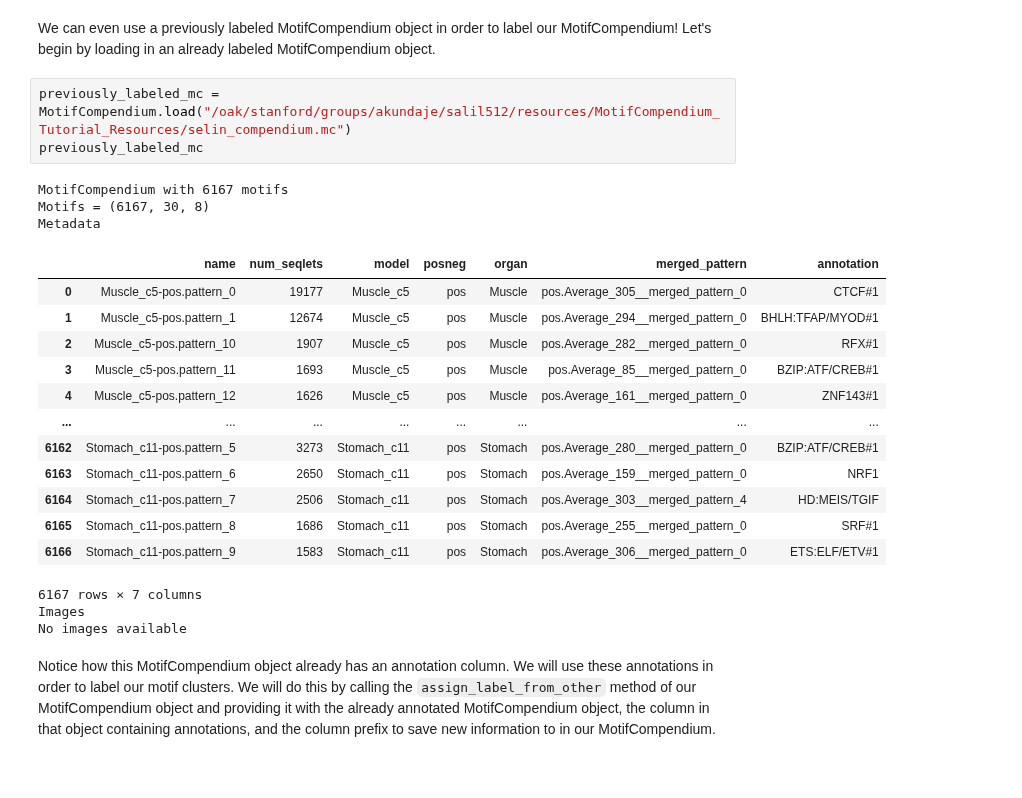
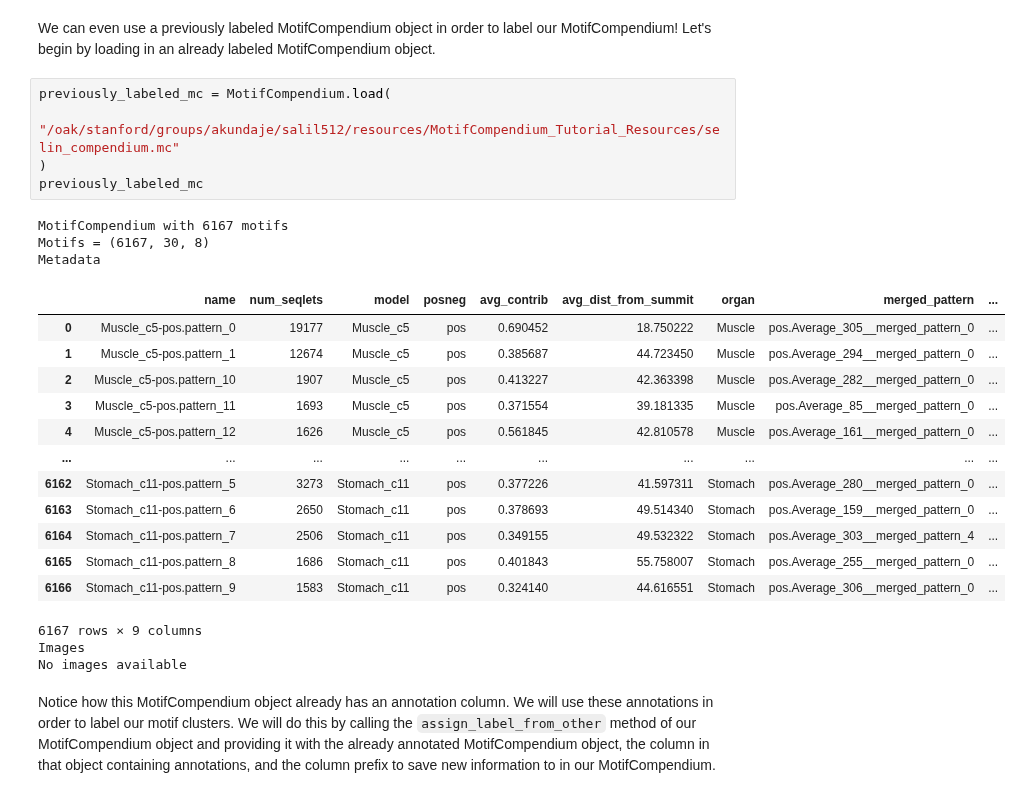
Before and after one commit to kundajelab/MotifCompendium, a Jupyter notebook: tutorials/1_basic_usage.ipynb, the cells around one changed output. Saved outputs shown, nothing was run; the diff lists cells and outputs as text.

Commit message:
confirmed tutorial 1 works

```diff
--- a/tutorials/1_basic_usage.ipynb
+++ b/tutorials/1_basic_usage.ipynb
@@ -243,25 +248,27 @@ Notice how `mc_avg` now has two extra columns: `h13_score0` and `h13_name0`. `h1
 # %% [markdown]
 We can even use a previously labeled MotifCompendium object in order to label our MotifCompendium! Let's begin by loading in an already labeled MotifCompendium object.
 # %%
-previously_labeled_mc = MotifCompendium.load("/oak/stanford/groups/akundaje/salil512/resources/MotifCompendium_Tutorial_Resources/selin_compendium.mc")
+previously_labeled_mc = MotifCompendium.load(
+    "/oak/stanford/groups/akundaje/salil512/resources/MotifCompendium_Tutorial_Resources/selin_compendium.mc"
+)
 previously_labeled_mc
 # %% [output]
 MotifCompendium with 6167 motifs
 Motifs = (6167, 30, 8)
 Metadata
-|  | name | num_seqlets | model | posneg | organ | merged_pattern | annotation |
-| 0 | Muscle_c5-pos.pattern_0 | 19177 | Muscle_c5 | pos | Muscle | pos.Average_305__merged_pattern_0 | CTCF#1 |
-| 1 | Muscle_c5-pos.pattern_1 | 12674 | Muscle_c5 | pos | Muscle | pos.Average_294__merged_pattern_0 | BHLH:TFAP/MYOD#1 |
-| 2 | Muscle_c5-pos.pattern_10 | 1907 | Muscle_c5 | pos | Muscle | pos.Average_282__merged_pattern_0 | RFX#1 |
-| 3 | Muscle_c5-pos.pattern_11 | 1693 | Muscle_c5 | pos | Muscle | pos.Average_85__merged_pattern_0 | BZIP:ATF/CREB#1 |
-| 4 | Muscle_c5-pos.pattern_12 | 1626 | Muscle_c5 | pos | Muscle | pos.Average_161__merged_pattern_0 | ZNF143#1 |
-| ... | ... | ... | ... | ... | ... | ... | ... |
-| 6162 | Stomach_c11-pos.pattern_5 | 3273 | Stomach_c11 | pos | Stomach | pos.Average_280__merged_pattern_0 | BZIP:ATF/CREB#1 |
-| 6163 | Stomach_c11-pos.pattern_6 | 2650 | Stomach_c11 | pos | Stomach | pos.Average_159__merged_pattern_0 | NRF1 |
-| 6164 | Stomach_c11-pos.pattern_7 | 2506 | Stomach_c11 | pos | Stomach | pos.Average_303__merged_pattern_4 | HD:MEIS/TGIF |
-| 6165 | Stomach_c11-pos.pattern_8 | 1686 | Stomach_c11 | pos | Stomach | pos.Average_255__merged_pattern_0 | SRF#1 |
-| 6166 | Stomach_c11-pos.pattern_9 | 1583 | Stomach_c11 | pos | Stomach | pos.Average_306__merged_pattern_0 | ETS:ELF/ETV#1 |
+|  | name | num_seqlets | model | posneg | avg_contrib | avg_dist_from_summit | organ | merged_pattern | ... |
+| 0 | Muscle_c5-pos.pattern_0 | 19177 | Muscle_c5 | pos | 0.690452 | 18.750222 | Muscle | pos.Average_305__merged_pattern_0 | ... |
+| 1 | Muscle_c5-pos.pattern_1 | 12674 | Muscle_c5 | pos | 0.385687 | 44.723450 | Muscle | pos.Average_294__merged_pattern_0 | ... |
+| 2 | Muscle_c5-pos.pattern_10 | 1907 | Muscle_c5 | pos | 0.413227 | 42.363398 | Muscle | pos.Average_282__merged_pattern_0 | ... |
+| 3 | Muscle_c5-pos.pattern_11 | 1693 | Muscle_c5 | pos | 0.371554 | 39.181335 | Muscle | pos.Average_85__merged_pattern_0 | ... |
+| 4 | Muscle_c5-pos.pattern_12 | 1626 | Muscle_c5 | pos | 0.561845 | 42.810578 | Muscle | pos.Average_161__merged_pattern_0 | ... |
+| ... | ... | ... | ... | ... | ... | ... | ... | ... | ... |
+| 6162 | Stomach_c11-pos.pattern_5 | 3273 | Stomach_c11 | pos | 0.377226 | 41.597311 | Stomach | pos.Average_280__merged_pattern_0 | ... |
+| 6163 | Stomach_c11-pos.pattern_6 | 2650 | Stomach_c11 | pos | 0.378693 | 49.514340 | Stomach | pos.Average_159__merged_pattern_0 | ... |
+| 6164 | Stomach_c11-pos.pattern_7 | 2506 | Stomach_c11 | pos | 0.349155 | 49.532322 | Stomach | pos.Average_303__merged_pattern_4 | ... |
+| 6165 | Stomach_c11-pos.pattern_8 | 1686 | Stomach_c11 | pos | 0.401843 | 55.758007 | Stomach | pos.Average_255__merged_pattern_0 | ... |
+| 6166 | Stomach_c11-pos.pattern_9 | 1583 | Stomach_c11 | pos | 0.324140 | 44.616551 | Stomach | pos.Average_306__merged_pattern_0 | ... |
-6167 rows × 7 columns
+6167 rows × 9 columns
 Images
 No images available
 # %% [markdown]
```
Also changed, not shown: parts of 8 cells of this notebook, 3 other files.
